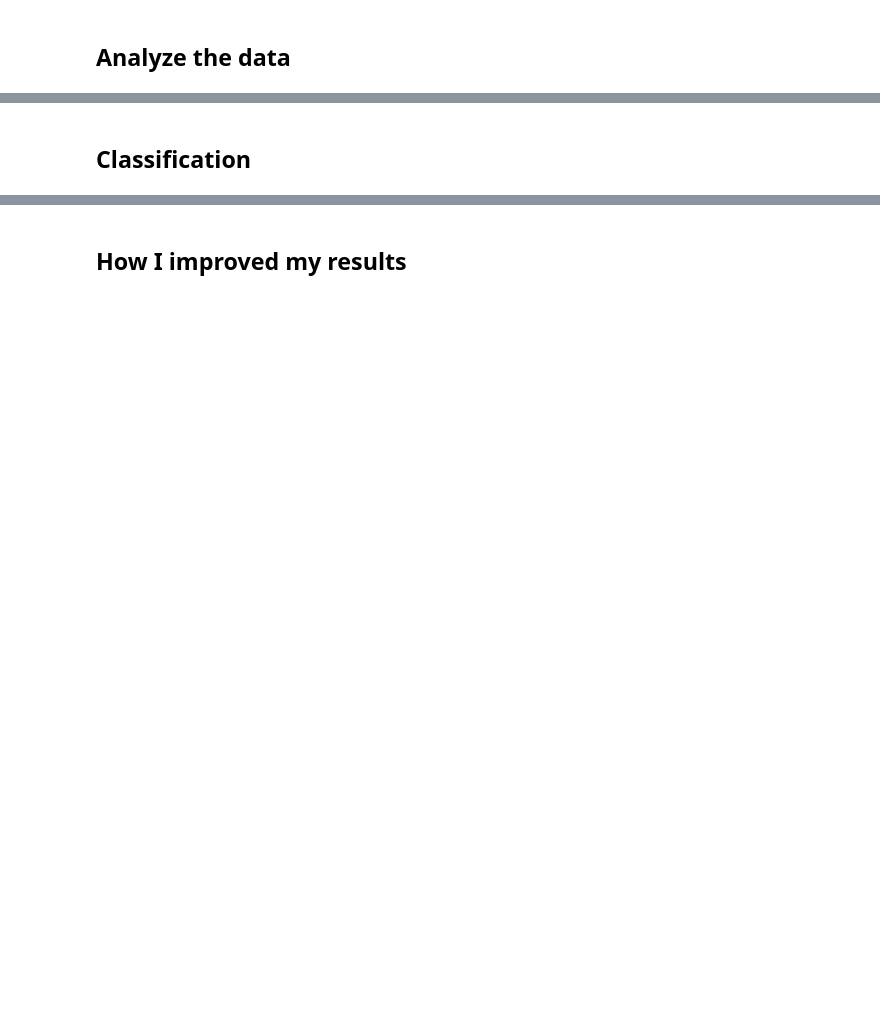
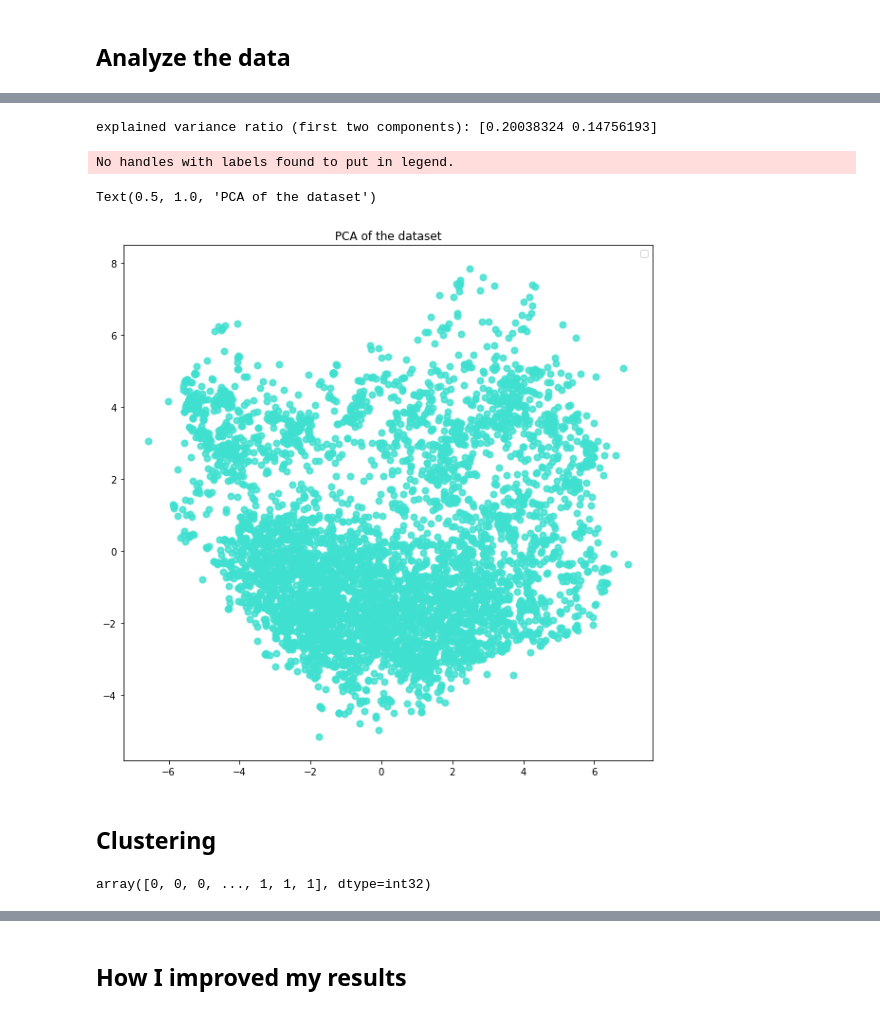
Before and after one commit to kevin110604/FDA-data-analytics, a Jupyter notebook: FDA_hw4.ipynb, the cells around one changed output, grey strips where cells are left out. Saved outputs shown, nothing was run; the diff lists cells and outputs as text; code cells hidden in the pictures; blank space fills up the shorter version.

Commit message:
Add K-Means to analyze data

```diff
--- a/FDA_hw4.ipynb
+++ b/FDA_hw4.ipynb
@@ -32,0 +103,3 @@ df.head()
+# %%
+df.dropna(inplace=True)
+df.isnull().sum()
@@ -32,0 +124,3 @@ df.head()
+# %%
+df_float = pd.DataFrame(df, dtype=float)
+df_float.head()
@@ -32,0 +135,3 @@ df.head()
+# %%
+arr = df_float.values
+arr
@@ -34,0 +195,4 @@ df.head()
+# %%
+pca = PCA(n_components=2)
+arr_pca = pca.fit(arr).transform(arr)
+arr_pca
@@ -35,2 +207,18 @@ df.head()
+# %%
+# Percentage of variance explained for each components
+print('explained variance ratio (first two components): %s'
+      % str(pca.explained_variance_ratio_))
+# %% [output]
+explained variance ratio (first two components): [0.20038324 0.14756193]
+# %%
+plt.figure(figsize=(10, 10))
+#for i in range(len(arr_pca)):
+plt.scatter(arr_pca[:, 0], arr_pca[:, 1], color='turquoise', alpha=.8, lw=2)
+plt.legend(loc='best', shadow=False, scatterpoints=1)
+plt.title('PCA of the dataset')
+# %% [output]
+No handles with labels found to put in legend.
+Text(0.5, 1.0, 'PCA of the dataset')
+[figure, added]
 # %% [markdown]
-## Classification
+## Clustering
@@ -36,0 +227,5 @@ df.head()
+# %%
+y_pred = KMeans(n_clusters=4, random_state=170).fit_predict(arr_pca)
+y_pred
+# %% [output]
+array([0, 0, 0, ..., 1, 1, 1], dtype=int32)
```
Also changed, not shown: parts of 24 cells of this notebook.
